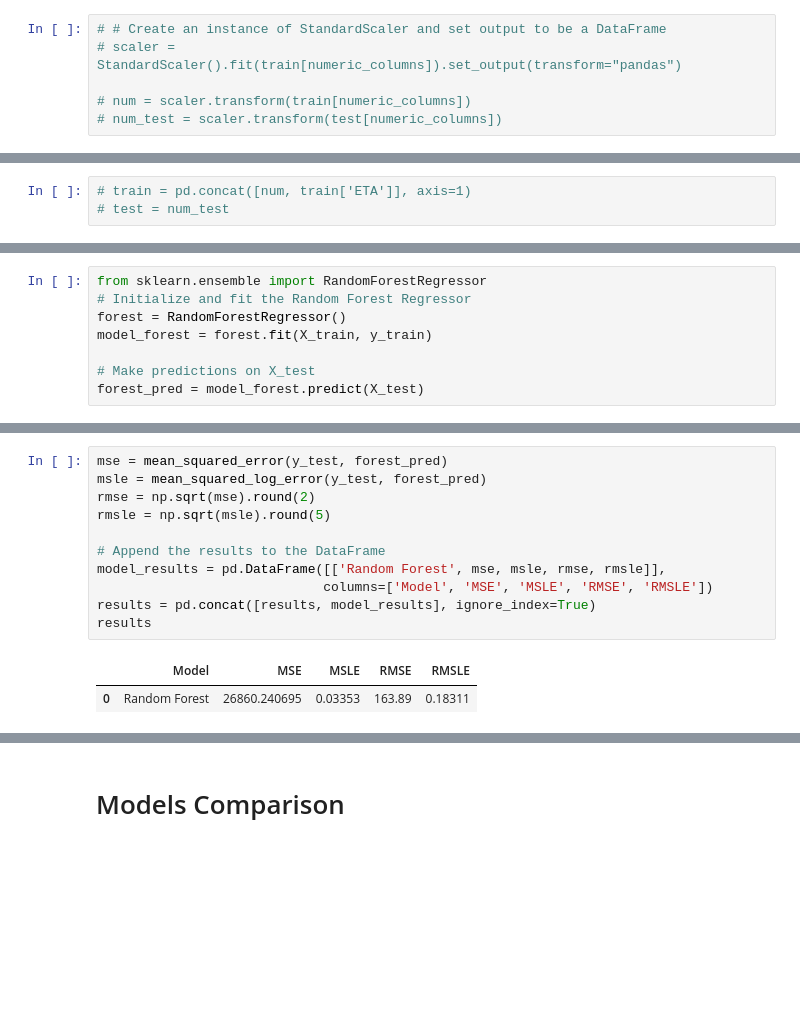
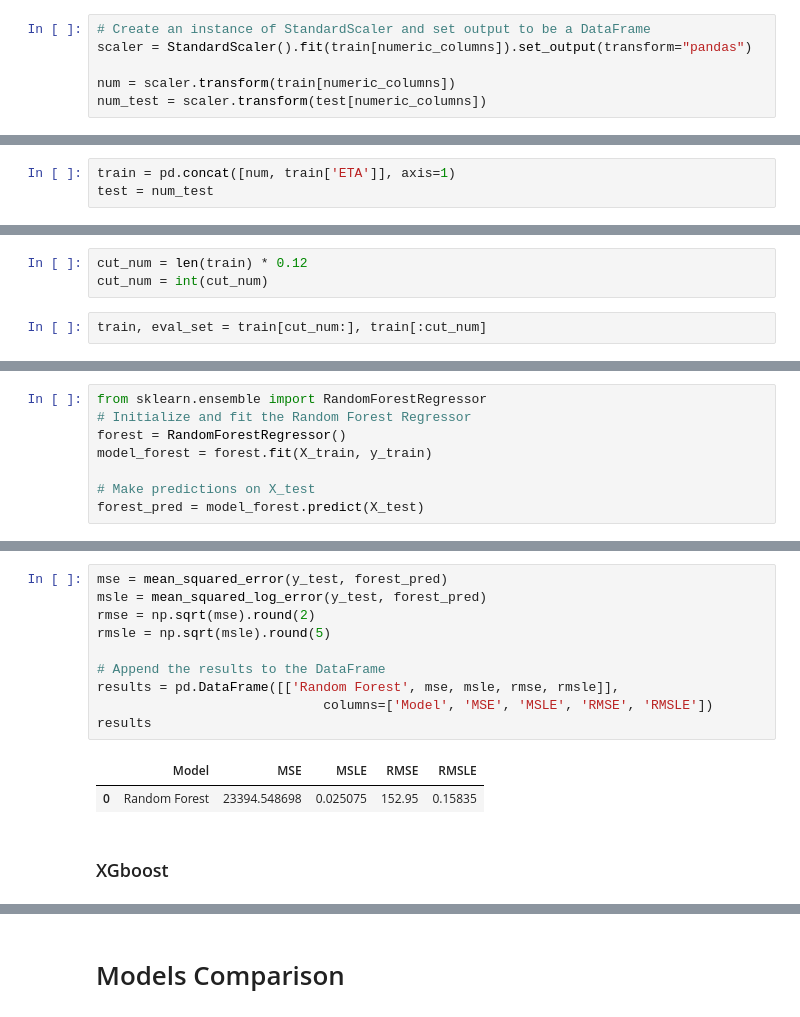
Before and after one commit to ikoghoemmanuell/Yassir-ETA-Prediction, a Jupyter notebook: yassir eta prediction/dev/notebooks/machine learning.ipynb, the cells around one changed output, grey strips where cells are left out. Cells and saved outputs as stored; diff of their text form; blank space fills up the shorter version.

```diff
--- a/yassir eta prediction/dev/notebooks/machine learning.ipynb
+++ b/yassir eta prediction/dev/notebooks/machine learning.ipynb
@@ -384,11 +355,11 @@ print(numeric_columns)
 # %% [markdown]
 ### Scaling
 # %%
-# # Create an instance of StandardScaler and set output to be a DataFrame
-# scaler = StandardScaler().fit(train[numeric_columns]).set_output(transform="pandas")
+# Create an instance of StandardScaler and set output to be a DataFrame
+scaler = StandardScaler().fit(train[numeric_columns]).set_output(transform="pandas")
 
-# num = scaler.transform(train[numeric_columns])
-# num_test = scaler.transform(test[numeric_columns])
+num = scaler.transform(train[numeric_columns])
+num_test = scaler.transform(test[numeric_columns])
 # %% [markdown]
 ### Encoding
 # %%
@@ -400,6 +371,6 @@ print(numeric_columns)
 # encoded_cat = encoder.fit_transform(train[categoric_columns])
 # encoded_cat_test = encoder.transform(train[categoric_columns])
 # %%
-# train = pd.concat([num, train['ETA']], axis=1)
-# test = num_test
+train = pd.concat([num, train['ETA']], axis=1)
+test = num_test
 # %% [markdown]
@@ -412,3 +378,8 @@ print(numeric_columns)
+# %%
+cut_num = len(train) * 0.12
+cut_num = int(cut_num)
+# %%
+train, eval_set = train[cut_num:], train[:cut_num]
 # %%
 # Split data into parts
 x = train.drop(['ETA'], axis = 1)
@@ -496,14 +416,15 @@ plt.show()
 # %%
 mse = mean_squared_error(y_test, forest_pred)
 msle = mean_squared_log_error(y_test, forest_pred)
 rmse = np.sqrt(mse).round(2)
 rmsle = np.sqrt(msle).round(5)
 
 # Append the results to the DataFrame
-model_results = pd.DataFrame([['Random Forest', mse, msle, rmse, rmsle]],
+results = pd.DataFrame([['Random Forest', mse, msle, rmse, rmsle]],
                              columns=['Model', 'MSE', 'MSLE', 'RMSE', 'RMSLE'])
-results = pd.concat([results, model_results], ignore_index=True)
 results
 # %% [output]
 |  | Model | MSE | MSLE | RMSE | RMSLE |
-| 0 | Random Forest | 26860.240695 | 0.03353 | 163.89 | 0.18311 |
+| 0 | Random Forest | 23394.548698 | 0.025075 | 152.95 | 0.15835 |
+# %% [markdown]
+### XGboost
```
Also changed, not shown: parts of 36 cells of this notebook, 3 other files.
